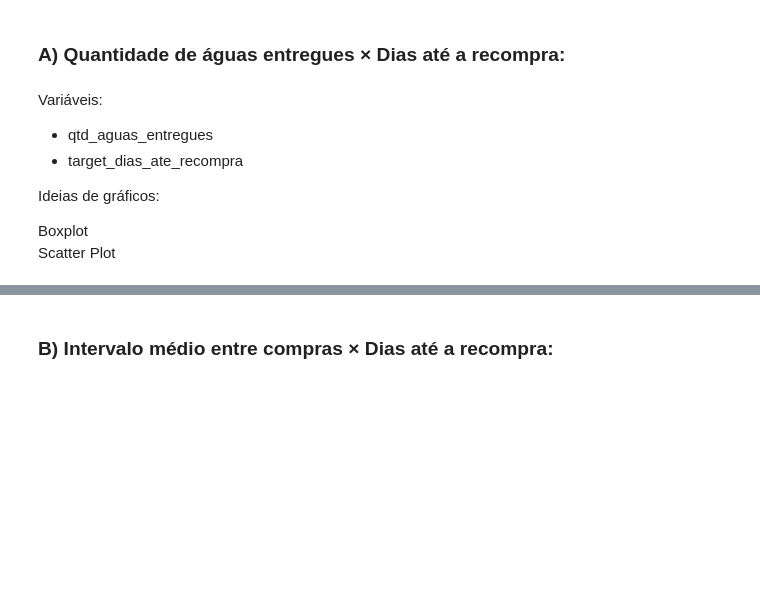
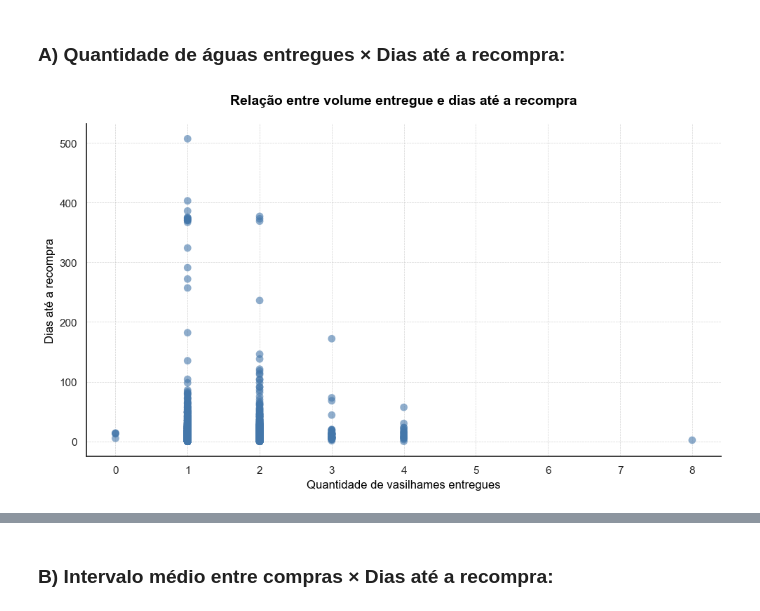
Before and after one commit to Fernandonneto/Projeto_Real_-_Previsao_Recompra_Agua_Mineral_Machine_Learning, a Jupyter notebook: Análise EDA/analise_exploratoria_dados.ipynb, the cells around one changed output, grey strips where cells are left out. Drawn from its saved outputs; the diff is of its cells as text; code cells hidden in the pictures; blank space fills up the shorter version.

```diff
--- a/Análise EDA/analise_exploratoria_dados.ipynb
+++ b/Análise EDA/analise_exploratoria_dados.ipynb
@@ -620,13 +620,57 @@ O gráfico de distribuição revela que, embora a operação possua uma cauda lo
 Objetivo: identificar quais características dos clientes e dos pedidos apresentam maior relação com o tempo até a próxima compra.
 # %% [markdown]
 ### A) Quantidade de águas entregues × Dias até a recompra:
-# %% [markdown]
-Variáveis:
-
-- qtd_aguas_entregues
-- target_dias_ate_recompra
-
-Ideias de gráficos:
-
-Boxplot \
-Scatter Plot
+# %%
+# Configuração do estilo visual de fundo
+sns.set_theme(style="white")
+plt.figure(figsize=(10, 6))
+
+# Preparação dos dados: Filtra nulos das variáveis envolvidas
+dados_scatter = df[
+    ["qtd_aguas_entregues", "target_dias_ate_recompra"]
+].dropna()
+
+# Grades ao fundo
+plt.grid(
+    True,
+    which="both",
+    axis="both",
+    color=PALETA["cinza"],
+    linestyle="--",
+    linewidth=0.5,
+    alpha=0.7,
+)
+
+# Plotagem do Scatter Plot
+# Todos os pontos ganham a cor azul da PALETA global
+sns.scatterplot(
+    data=dados_scatter,
+    x="qtd_aguas_entregues",
+    y="target_dias_ate_recompra",
+    color=PALETA["azul"],
+    alpha=0.6,  # Transparência para enxergar onde há sobreposição de pontos
+    s=60,  # Tamanho dos pontos
+    edgecolor="none",
+    zorder=3,
+)
+
+# Remoção das bordas superior e direita
+sns.despine(top=True, right=True)
+
+# Legendas de texto (rótulos) dos eixos X e Y
+plt.xlabel('Quantidade de vasilhames entregues', fontsize=12, color=PALETA["preto"])
+plt.ylabel('Dias até a recompra', fontsize=12, color=PALETA["preto"])
+
+# Título
+plt.title(
+    "Relação entre volume entregue e dias até a recompra",
+    fontsize=14,
+    pad=20,
+    fontweight="bold",
+    color=PALETA["preto"],
+)
+
+plt.tight_layout()
+plt.show()
+# %% [output]
+[figure, added]
```
Also changed, not shown: parts of 1 cell of this notebook.
